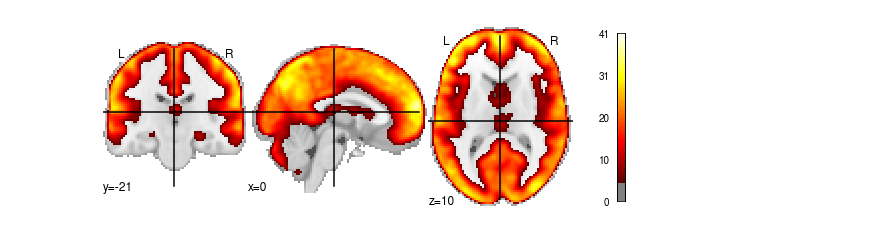
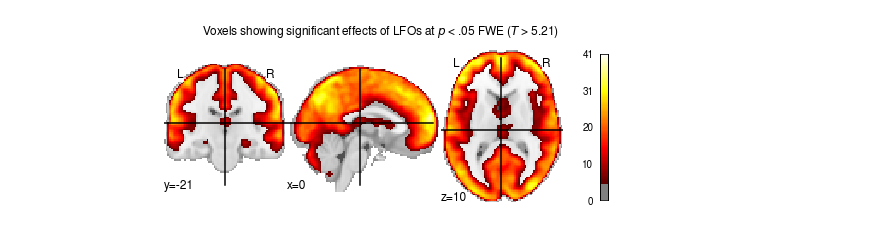
Before and after one commit to UWCCDL/CMC-DCM, a Jupyter notebook: rsfMRI/logF/N162/Visualization.ipynb, the cells around one changed output. Drawn from its saved outputs; the diff is of its cells as text; code cells hidden in the pictures.

Commit message:
Updated figures for Frontiers paper

```diff
--- a/rsfMRI/logF/N162/Visualization.ipynb
+++ b/rsfMRI/logF/N162/Visualization.ipynb
@@ -5,13 +5,17 @@ import matplotlib.pyplot as plt
 # %%
 oldfont = plt.rcParams['font.sans-serif']
 plt.rcParams['font.sans-serif'] = ['FreeSans']
 
 tmap = image.load_img("spmT_0001.nii")
 tmap = image.math_img("np.where(i<0,0,i)",i=tmap)
 
-plotting.plot_stat_map(tmap,
+fig, ax = plt.subplots(1, 1, figsize=(8,3))
+d=plotting.plot_stat_map(tmap,
                        threshold=5.212,  # FWE < 0.05
+                         axes=ax,
                        cut_coords=(0, -21, 10))
+plt.suptitle("Voxels showing significant effects of LFOs at $p$ < .05 FWE ($T$ > 5.21)")
+plt.tight_layout()
 plt.savefig("logF.png")
 # %% [output]
-[figure, old version]
+[figure, new version]
```
Also changed, not shown: 6 other files.
